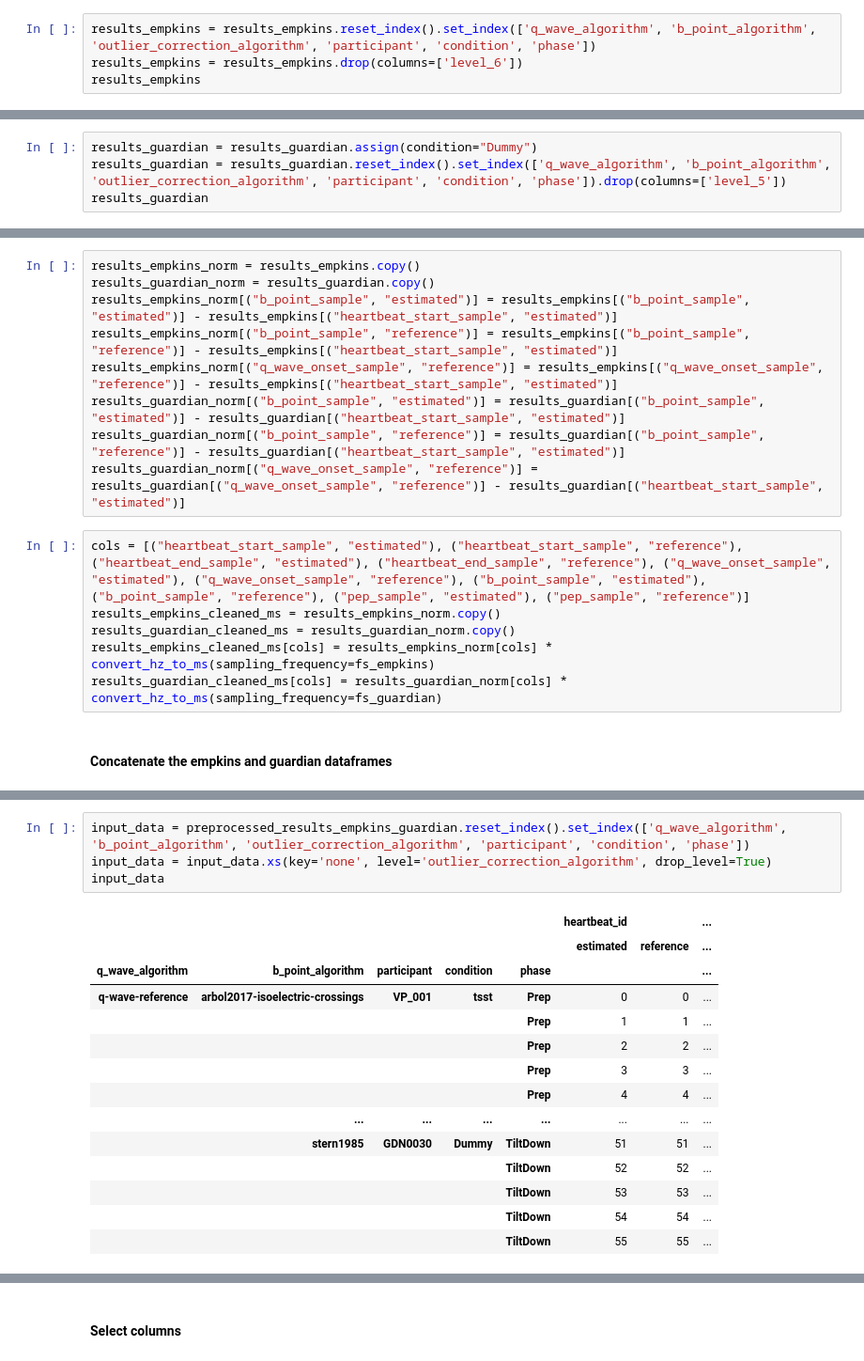
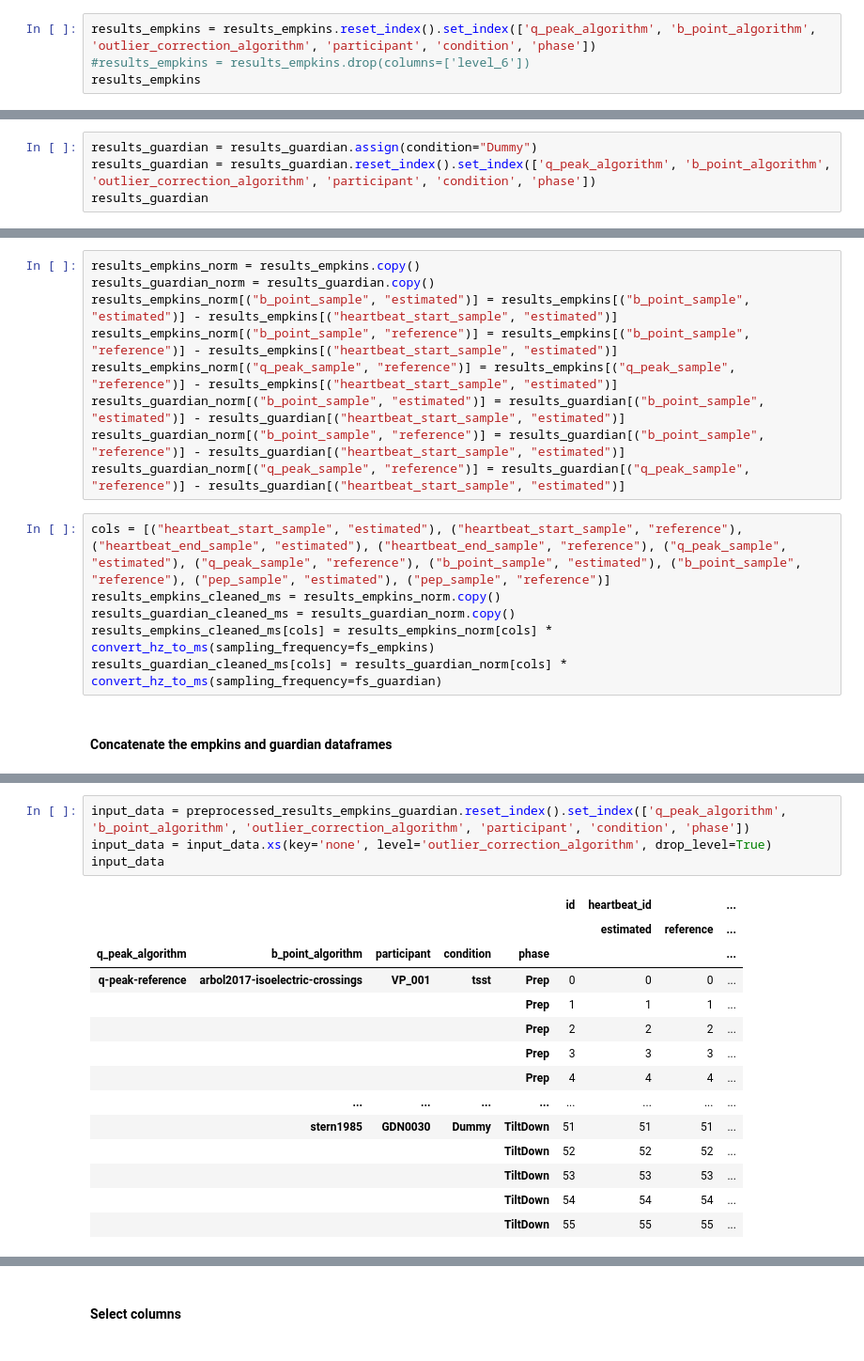
Before and after one commit to empkins/pepbench, a Jupyter notebook: experiments/pep_algorithm_benchmarking/notebooks/ML_analysis/Preprocessing/Preprocessing_b_point.ipynb, the cells around one changed output, grey strips where cells are left out. Shown at 94% size. Saved outputs shown, nothing was run; the diff lists cells and outputs as text.

```diff
--- a/experiments/pep_algorithm_benchmarking/notebooks/ML_analysis/Preprocessing/Preprocessing_b_point.ipynb
+++ b/experiments/pep_algorithm_benchmarking/notebooks/ML_analysis/Preprocessing/Preprocessing_b_point.ipynb
@@ -70,6 +70,6 @@ results_guardian = load_challenge_results_from_folder(
 ).per_sample
 # %%
-results_empkins = results_empkins.reset_index().set_index(['q_wave_algorithm', 'b_point_algorithm', 'outlier_correction_algorithm', 'participant', 'condition', 'phase'])
-results_empkins = results_empkins.drop(columns=['level_6'])
+results_empkins = results_empkins.reset_index().set_index(['q_peak_algorithm', 'b_point_algorithm', 'outlier_correction_algorithm', 'participant', 'condition', 'phase'])
+#results_empkins = results_empkins.drop(columns=['level_6'])
 results_empkins
 # %% [output]
@@ -92,6 +92,6 @@ results_empkins
 #### Introduce column 'condition' to the guardian dataset to assure compatibility with the empkins dataset
 # %%
 results_guardian = results_guardian.assign(condition="Dummy")
-results_guardian = results_guardian.reset_index().set_index(['q_wave_algorithm', 'b_point_algorithm', 'outlier_correction_algorithm', 'participant', 'condition', 'phase']).drop(columns=['level_5'])
+results_guardian = results_guardian.reset_index().set_index(['q_peak_algorithm', 'b_point_algorithm', 'outlier_correction_algorithm', 'participant', 'condition', 'phase'])
 results_guardian
 # %% [output]
@@ -117,12 +117,12 @@ results_empkins_norm = results_empkins.copy()
 results_guardian_norm = results_guardian.copy()
 results_empkins_norm[("b_point_sample", "estimated")] = results_empkins[("b_point_sample", "estimated")] - results_empkins[("heartbeat_start_sample", "estimated")]
 results_empkins_norm[("b_point_sample", "reference")] = results_empkins[("b_point_sample", "reference")] - results_empkins[("heartbeat_start_sample", "estimated")]
-results_empkins_norm[("q_wave_onset_sample", "reference")] = results_empkins[("q_wave_onset_sample", "reference")] - results_empkins[("heartbeat_start_sample", "estimated")]
+results_empkins_norm[("q_peak_sample", "reference")] = results_empkins[("q_peak_sample", "reference")] - results_empkins[("heartbeat_start_sample", "estimated")]
 results_guardian_norm[("b_point_sample", "estimated")] = results_guardian[("b_point_sample", "estimated")] - results_guardian[("heartbeat_start_sample", "estimated")]
 results_guardian_norm[("b_point_sample", "reference")] = results_guardian[("b_point_sample", "reference")] - results_guardian[("heartbeat_start_sample", "estimated")]
-results_guardian_norm[("q_wave_onset_sample", "reference")] = results_guardian[("q_wave_onset_sample", "reference")] - results_guardian[("heartbeat_start_sample", "estimated")]
+results_guardian_norm[("q_peak_sample", "reference")] = results_guardian[("q_peak_sample", "reference")] - results_guardian[("heartbeat_start_sample", "estimated")]
 # %%
-cols = [("heartbeat_start_sample", "estimated"), ("heartbeat_start_sample", "reference"), ("heartbeat_end_sample", "estimated"), ("heartbeat_end_sample", "reference"), ("q_wave_onset_sample", "estimated"), ("q_wave_onset_sample", "reference"), ("b_point_sample", "estimated"), ("b_point_sample", "reference"), ("pep_sample", "estimated"), ("pep_sample", "reference")]
+cols = [("heartbeat_start_sample", "estimated"), ("heartbeat_start_sample", "reference"), ("heartbeat_end_sample", "estimated"), ("heartbeat_end_sample", "reference"), ("q_peak_sample", "estimated"), ("q_peak_sample", "reference"), ("b_point_sample", "estimated"), ("b_point_sample", "reference"), ("pep_sample", "estimated"), ("pep_sample", "reference")]
 results_empkins_cleaned_ms = results_empkins_norm.copy()
 results_guardian_cleaned_ms = results_guardian_norm.copy()
 results_empkins_cleaned_ms[cols] = results_empkins_norm[cols] * convert_hz_to_ms(sampling_frequency=fs_empkins)
@@ -151,19 +151,19 @@ preprocessed_results_empkins_guardian
 # %%
-input_data = preprocessed_results_empkins_guardian.reset_index().set_index(['q_wave_algorithm', 'b_point_algorithm', 'outlier_correction_algorithm', 'participant', 'condition', 'phase'])
+input_data = preprocessed_results_empkins_guardian.reset_index().set_index(['q_peak_algorithm', 'b_point_algorithm', 'outlier_correction_algorithm', 'participant', 'condition', 'phase'])
 input_data = input_data.xs(key='none', level='outlier_correction_algorithm', drop_level=True)
 input_data
 # %% [output]
-|  |  |  |  |  | heartbeat_id |  | ... |
-|  |  |  |  |  | estimated | reference | ... |
-| q_wave_algorithm | b_point_algorithm | participant | condition | phase |  |  | ... |
-| q-wave-reference | arbol2017-isoelectric-crossings | VP_001 | tsst | Prep | 0 | 0 | ... |
-|  |  |  |  | Prep | 1 | 1 | ... |
-|  |  |  |  | Prep | 2 | 2 | ... |
-|  |  |  |  | Prep | 3 | 3 | ... |
-|  |  |  |  | Prep | 4 | 4 | ... |
-|  | ... | ... | ... | ... | ... | ... | ... |
-|  | stern1985 | GDN0030 | Dummy | TiltDown | 51 | 51 | ... |
-|  |  |  |  | TiltDown | 52 | 52 | ... |
-|  |  |  |  | TiltDown | 53 | 53 | ... |
-|  |  |  |  | TiltDown | 54 | 54 | ... |
-|  |  |  |  | TiltDown | 55 | 55 | ... |
+|  |  |  |  |  | id | heartbeat_id |  | ... |
+|  |  |  |  |  |  | estimated | reference | ... |
+| q_peak_algorithm | b_point_algorithm | participant | condition | phase |  |  |  | ... |
+| q-peak-reference | arbol2017-isoelectric-crossings | VP_001 | tsst | Prep | 0 | 0 | 0 | ... |
+|  |  |  |  | Prep | 1 | 1 | 1 | ... |
+|  |  |  |  | Prep | 2 | 2 | 2 | ... |
+|  |  |  |  | Prep | 3 | 3 | 3 | ... |
+|  |  |  |  | Prep | 4 | 4 | 4 | ... |
+|  | ... | ... | ... | ... | ... | ... | ... | ... |
+|  | stern1985 | GDN0030 | Dummy | TiltDown | 51 | 51 | 51 | ... |
+|  |  |  |  | TiltDown | 52 | 52 | 52 | ... |
+|  |  |  |  | TiltDown | 53 | 53 | 53 | ... |
+|  |  |  |  | TiltDown | 54 | 54 | 54 | ... |
+|  |  |  |  | TiltDown | 55 | 55 | 55 | ... |
```
Also changed, not shown: parts of 18 cells of this notebook, 6 other files.
